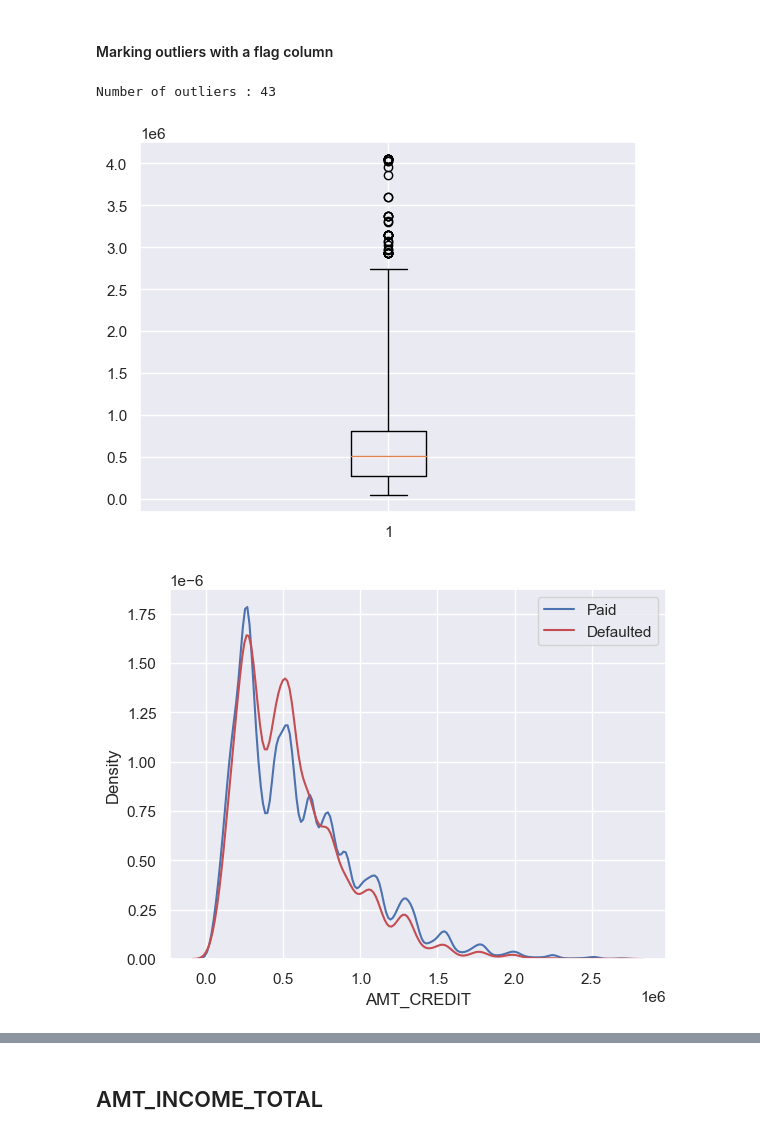
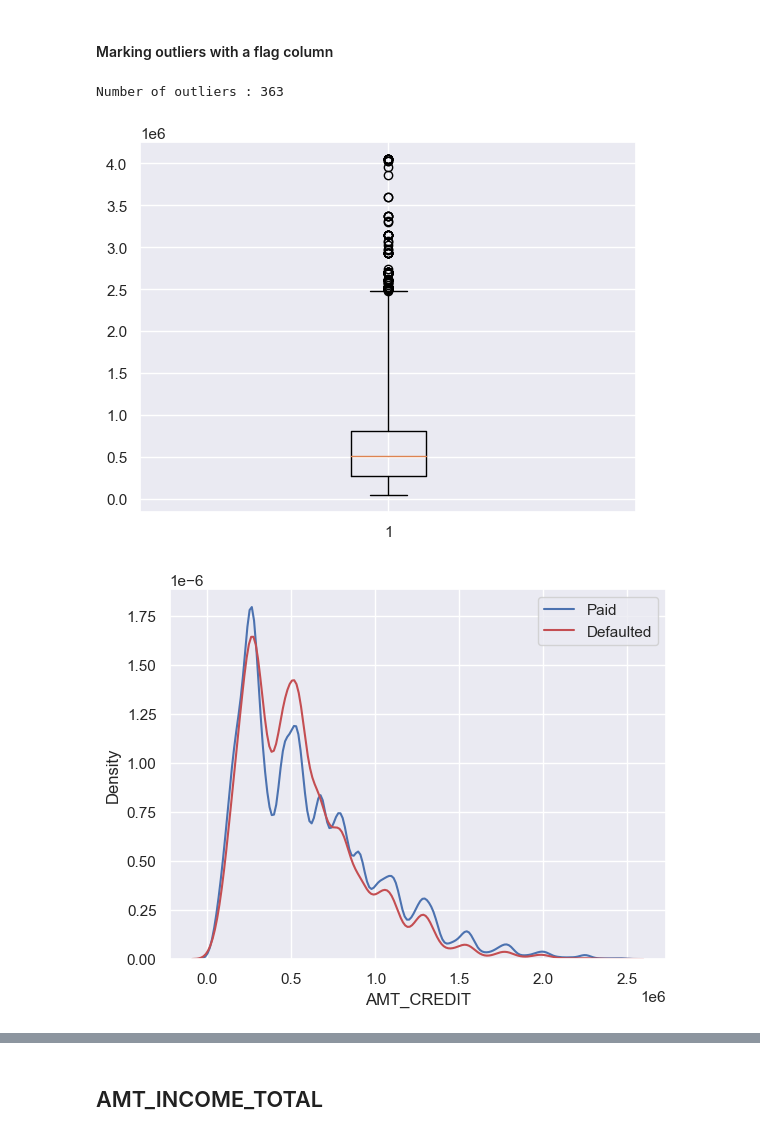
Before and after one commit to seg-fault123/bdm_project, a Jupyter notebook: cleaning.ipynb, the cells around one changed output, grey strips where cells are left out. Cells and saved outputs as stored; diff of their text form; code cells hidden in the pictures.

```diff
--- a/cleaning.ipynb
+++ b/cleaning.ipynb
@@ -162,19 +162,19 @@ plot_hist_box(numerical_frame, 'AMT_CREDIT');
 # %% [markdown]
 #### Marking outliers with a flag column
 # %%
-plt.boxplot(numerical_frame['AMT_CREDIT'], whis=3.7);
+plt.boxplot(numerical_frame['AMT_CREDIT'], whis=3.1);
 q1, q3, iqr=calc_iqr('AMT_CREDIT', numerical_frame)
 numerical_frame['AMT_CREDIT_outlier']=0
-numerical_frame.loc[numerical_frame['AMT_CREDIT']>q3+3.7*iqr, 'AMT_CREDIT_outlier']=1
+numerical_frame.loc[numerical_frame['AMT_CREDIT']>q3+3.1*iqr, 'AMT_CREDIT_outlier']=1
 good_frame=numerical_frame.loc[numerical_frame['AMT_CREDIT_outlier']==0, :]
 print('Number of outliers : %d'%((numerical_frame['AMT_CREDIT_outlier']==1).sum()))
 # %% [output]
-Number of outliers : 43
+Number of outliers : 363
-[figure, old version]
+[figure, new version]
 # %%
 plot_kde_vs_target('AMT_CREDIT', good_frame)
 # %% [output]
-[figure, old version]
+[figure, new version]
 # %%
 plot_hist_box(good_frame, 'AMT_CREDIT');
 # %% [output]
```
Also changed, not shown: parts of 36 cells of this notebook, 1 other file.
